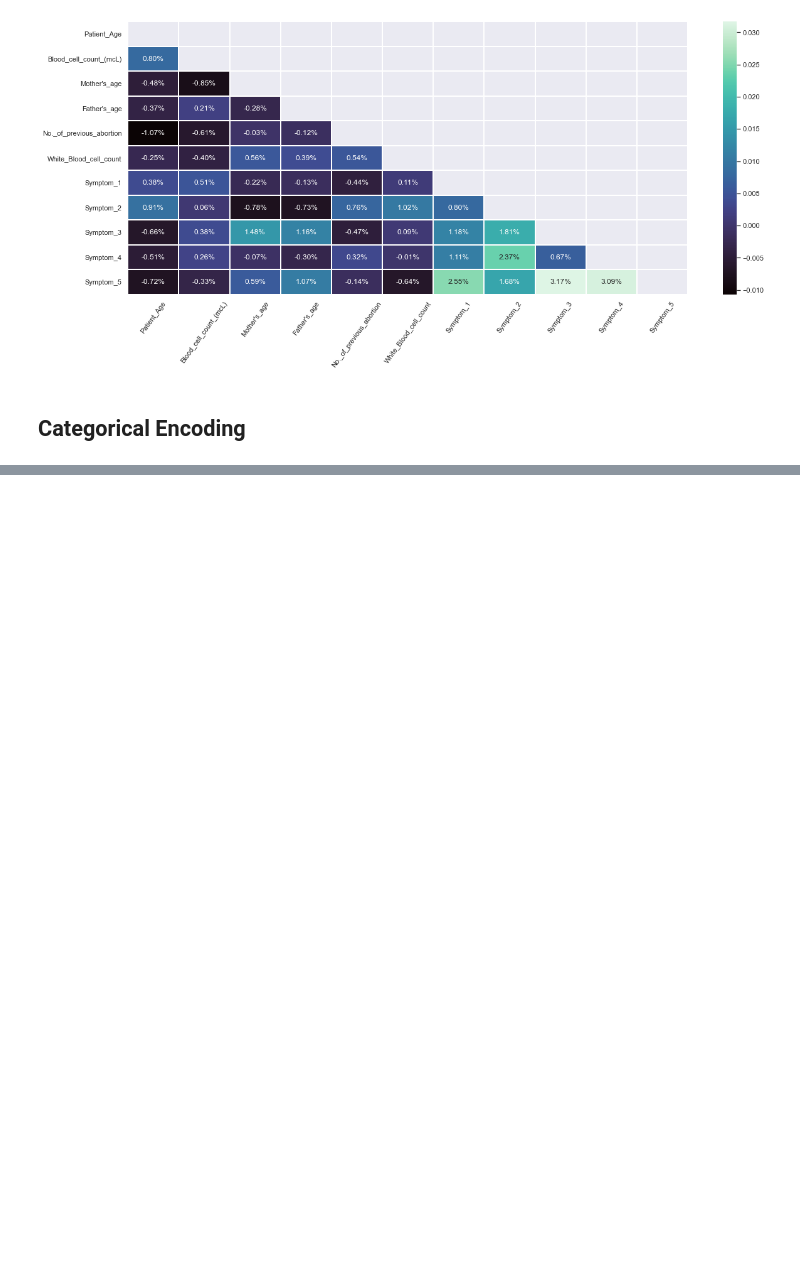
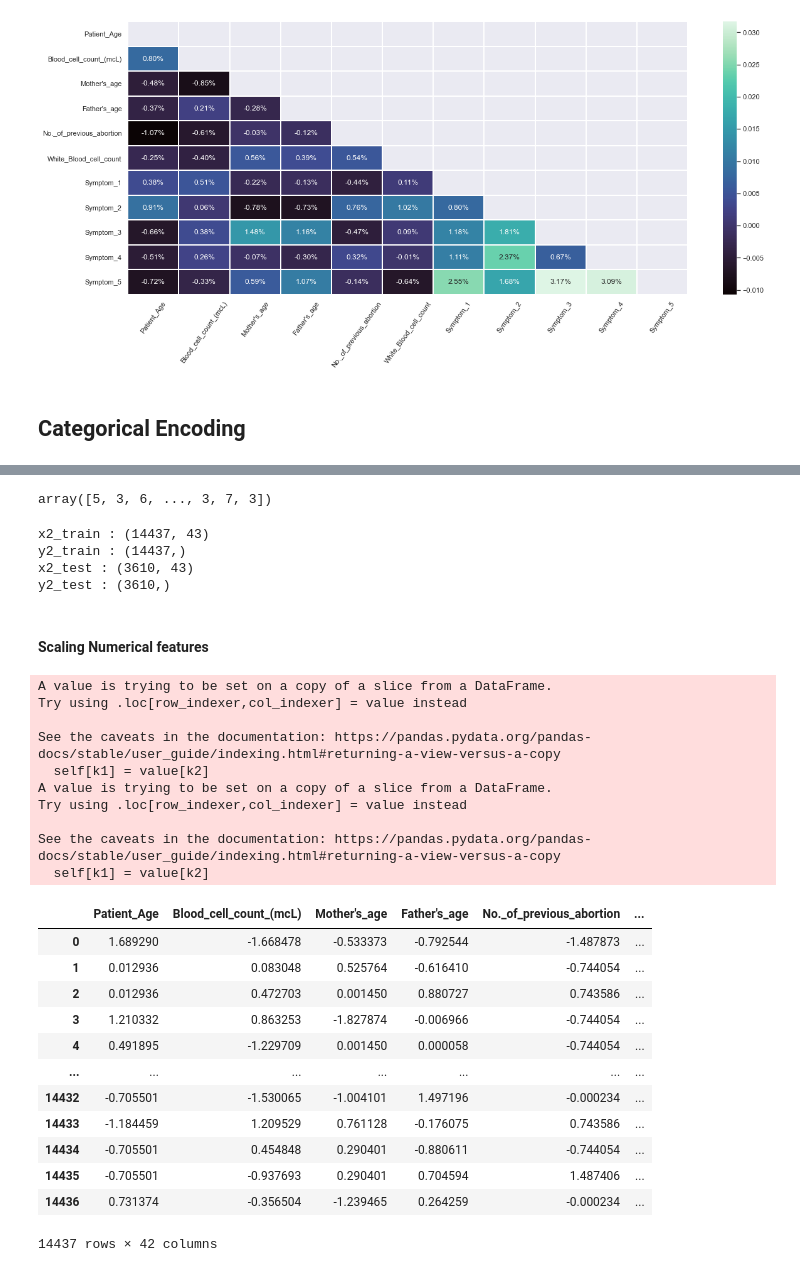
Before and after one commit to BoareshT/Genetic_disorder, a Jupyter notebook: Genetic.ipynb, the cells around one changed output, grey strips where cells are left out. Cells and saved outputs as stored; diff of their text form; code cells hidden in the pictures; blank space fills up the shorter version.

```diff
--- a/Genetic.ipynb
+++ b/Genetic.ipynb
@@ -502,0 +492,3 @@ ValueError: multiclass-multioutput is not supported
+# %%
+feature_1_y=feature_1_df["Genetic_Disorder"]
+feature_1_x=feature_1_df.drop(["Genetic_Disorder"],axis=1)
@@ -502,0 +499,11 @@ ValueError: multiclass-multioutput is not supported
+# %%
+## Split dataframe into Train/Test dataset
+from sklearn.model_selection import train_test_split
+x1_train, x1_test, y1_train, y1_test = train_test_split(feature_1_x,feature_1_y,test_size=0.2)
+# %%
+print("x1_train :",x1_train.shape)
+print("y1_train :",y1_train.shape)
+print("x1_test :" ,x1_test.shape)
+print("y1_test :" ,y1_test.shape)
+x1_train.reset_index(drop=True, inplace=True)
+x1_test.reset_index(drop=True, inplace=True)
@@ -502,0 +523,4 @@ ValueError: multiclass-multioutput is not supported
+# %%
+feature_2_y
+# %% [output]
+array([5, 3, 6, ..., 3, 7, 3])
@@ -502,0 +531,14 @@ ValueError: multiclass-multioutput is not supported
+# %%
+print("x2_train :",x2_train.shape)
+print("y2_train :",y2_train.shape)
+print("x2_test :" ,x2_test.shape)
+print("y2_test :" ,y2_test.shape)
+x2_train.reset_index(drop=True, inplace=True)
+x2_test.reset_index(drop=True, inplace=True)
+# %% [output]
+x2_train : (14437, 43)
+y2_train : (14437,)
+x2_test : (3610, 43)
+y2_test : (3610,)
+# %% [markdown]
+#### Scaling Numerical features
@@ -502,0 +548,28 @@ ValueError: multiclass-multioutput is not supported
+# %%
+x1_train[numerical_features.columns]=pd.DataFrame(scaler.fit_transform(x1_train[numerical_features.columns]),columns=numerical_features.columns)
+x1_test[numerical_features.columns]=pd.DataFrame(scaler.fit_transform(x1_test[numerical_features.columns]),columns=numerical_features.columns)
+x1_train
+# %% [output]
+A value is trying to be set on a copy of a slice from a DataFrame.
+Try using .loc[row_indexer,col_indexer] = value instead
+
+See the caveats in the documentation: https://pandas.pydata.org/pandas-docs/stable/user_guide/indexing.html#returning-a-view-versus-a-copy
+  self[k1] = value[k2]
+A value is trying to be set on a copy of a slice from a DataFrame.
+Try using .loc[row_indexer,col_indexer] = value instead
+
+See the caveats in the documentation: https://pandas.pydata.org/pandas-docs/stable/user_guide/indexing.html#returning-a-view-versus-a-copy
+  self[k1] = value[k2]
+|  | Patient_Age | Blood_cell_count_(mcL) | Mother's_age | Father's_age | No._of_previous_abortion | ... |
+| 0 | 1.689290 | -1.668478 | -0.533373 | -0.792544 | -1.487873 | ... |
+| 1 | 0.012936 | 0.083048 | 0.525764 | -0.616410 | -0.744054 | ... |
+| 2 | 0.012936 | 0.472703 | 0.001450 | 0.880727 | 0.743586 | ... |
+| 3 | 1.210332 | 0.863253 | -1.827874 | -0.006966 | -0.744054 | ... |
+| 4 | 0.491895 | -1.229709 | 0.001450 | 0.000058 | -0.744054 | ... |
+| ... | ... | ... | ... | ... | ... | ... |
+| 14432 | -0.705501 | -1.530065 | -1.004101 | 1.497196 | -0.000234 | ... |
+| 14433 | -1.184459 | 1.209529 | 0.761128 | -0.176075 | 0.743586 | ... |
+| 14434 | -0.705501 | 0.454848 | 0.290401 | -0.880611 | -0.744054 | ... |
+| 14435 | -0.705501 | -0.937693 | 0.290401 | 0.704594 | 1.487406 | ... |
+| 14436 | 0.731374 | -0.356504 | -1.239465 | 0.264259 | -0.000234 | ... |
+14437 rows × 42 columns
```
Also changed, not shown: parts of 54 cells of this notebook.
